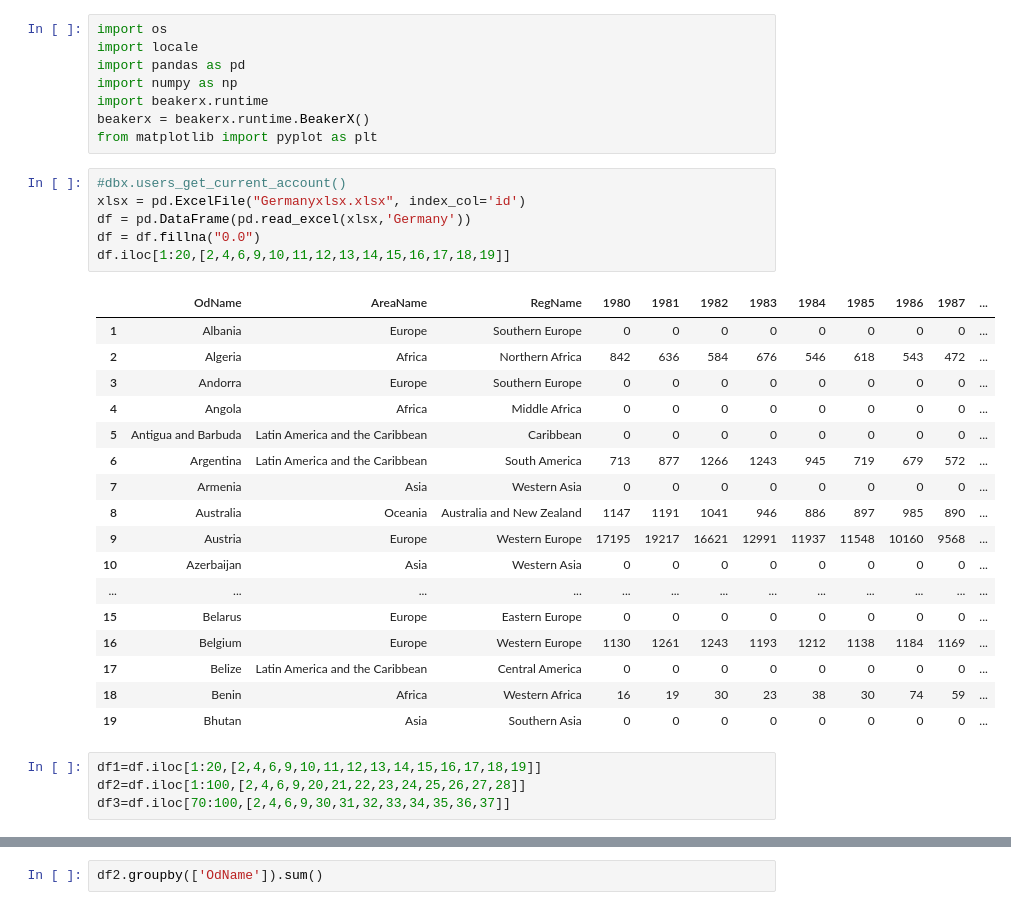
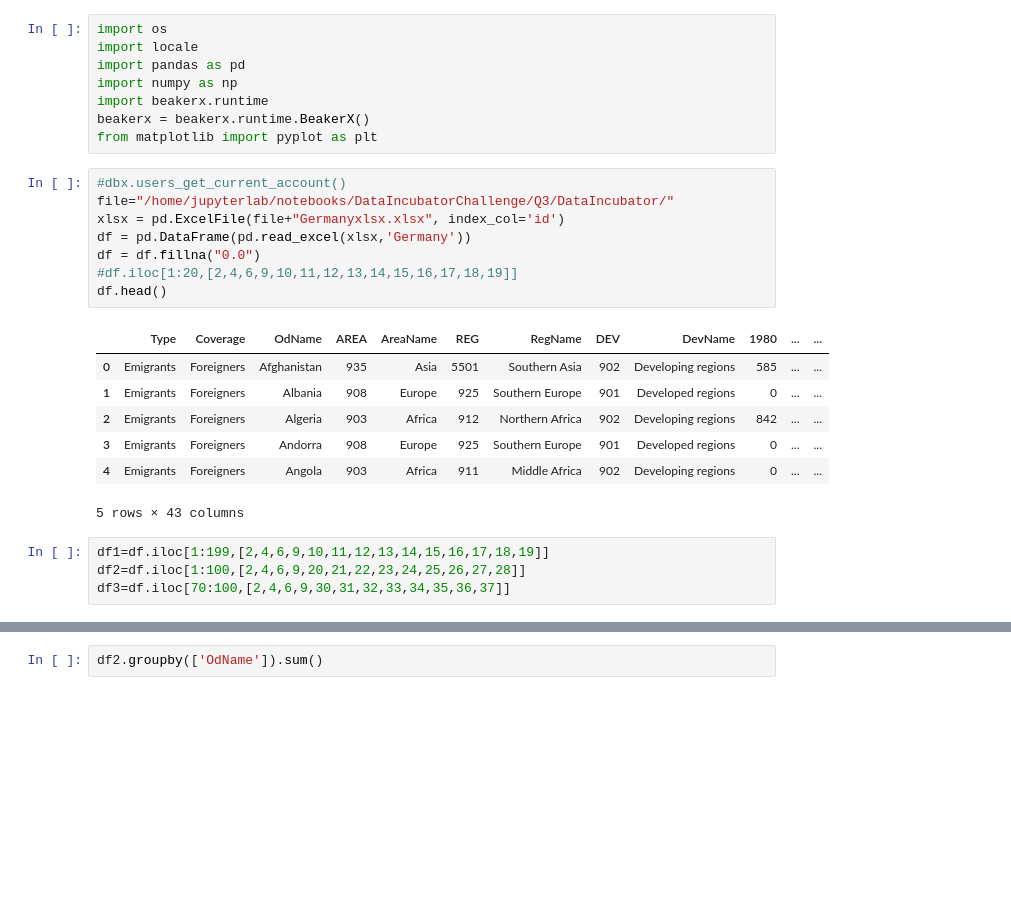
Before and after one commit to martinorpa/DataIncubator, a Jupyter notebook: GermanybyRegion.ipynb, the cells around one changed output, grey strips where cells are left out. Drawn from its saved outputs; the diff is of its cells as text; blank space fills up the shorter version.

```diff
--- a/GermanybyRegion.ipynb
+++ b/GermanybyRegion.ipynb
@@ -10,30 +10,22 @@ beakerx = beakerx.runtime.BeakerX()
 from matplotlib import pyplot as plt
 # %%
 #dbx.users_get_current_account()
-xlsx = pd.ExcelFile("Germanyxlsx.xlsx", index_col='id')
+file="/home/jupyterlab/notebooks/DataIncubatorChallenge/Q3/DataIncubator/"
+xlsx = pd.ExcelFile(file+"Germanyxlsx.xlsx", index_col='id')
 df = pd.DataFrame(pd.read_excel(xlsx,'Germany'))
 df = df.fillna("0.0")
-df.iloc[1:20,[2,4,6,9,10,11,12,13,14,15,16,17,18,19]]
+#df.iloc[1:20,[2,4,6,9,10,11,12,13,14,15,16,17,18,19]]
+df.head()
 # %% [output]
-|  | OdName | AreaName | RegName | 1980 | 1981 | 1982 | 1983 | 1984 | 1985 | 1986 | 1987 | ... |
-| 1 | Albania | Europe | Southern Europe | 0 | 0 | 0 | 0 | 0 | 0 | 0 | 0 | ... |
-| 2 | Algeria | Africa | Northern Africa | 842 | 636 | 584 | 676 | 546 | 618 | 543 | 472 | ... |
-| 3 | Andorra | Europe | Southern Europe | 0 | 0 | 0 | 0 | 0 | 0 | 0 | 0 | ... |
-| 4 | Angola | Africa | Middle Africa | 0 | 0 | 0 | 0 | 0 | 0 | 0 | 0 | ... |
-| 5 | Antigua and Barbuda | Latin America and the Caribbean | Caribbean | 0 | 0 | 0 | 0 | 0 | 0 | 0 | 0 | ... |
-| 6 | Argentina | Latin America and the Caribbean | South America | 713 | 877 | 1266 | 1243 | 945 | 719 | 679 | 572 | ... |
-| 7 | Armenia | Asia | Western Asia | 0 | 0 | 0 | 0 | 0 | 0 | 0 | 0 | ... |
-| 8 | Australia | Oceania | Australia and New Zealand | 1147 | 1191 | 1041 | 946 | 886 | 897 | 985 | 890 | ... |
-| 9 | Austria | Europe | Western Europe | 17195 | 19217 | 16621 | 12991 | 11937 | 11548 | 10160 | 9568 | ... |
-| 10 | Azerbaijan | Asia | Western Asia | 0 | 0 | 0 | 0 | 0 | 0 | 0 | 0 | ... |
-| ... | ... | ... | ... | ... | ... | ... | ... | ... | ... | ... | ... | ... |
-| 15 | Belarus | Europe | Eastern Europe | 0 | 0 | 0 | 0 | 0 | 0 | 0 | 0 | ... |
-| 16 | Belgium | Europe | Western Europe | 1130 | 1261 | 1243 | 1193 | 1212 | 1138 | 1184 | 1169 | ... |
-| 17 | Belize | Latin America and the Caribbean | Central America | 0 | 0 | 0 | 0 | 0 | 0 | 0 | 0 | ... |
-| 18 | Benin | Africa | Western Africa | 16 | 19 | 30 | 23 | 38 | 30 | 74 | 59 | ... |
-| 19 | Bhutan | Asia | Southern Asia | 0 | 0 | 0 | 0 | 0 | 0 | 0 | 0 | ... |
+|  | Type | Coverage | OdName | AREA | AreaName | REG | RegName | DEV | DevName | 1980 | ... | ... |
+| 0 | Emigrants | Foreigners | Afghanistan | 935 | Asia | 5501 | Southern Asia | 902 | Developing regions | 585 | ... | ... |
+| 1 | Emigrants | Foreigners | Albania | 908 | Europe | 925 | Southern Europe | 901 | Developed regions | 0 | ... | ... |
+| 2 | Emigrants | Foreigners | Algeria | 903 | Africa | 912 | Northern Africa | 902 | Developing regions | 842 | ... | ... |
+| 3 | Emigrants | Foreigners | Andorra | 908 | Europe | 925 | Southern Europe | 901 | Developed regions | 0 | ... | ... |
+| 4 | Emigrants | Foreigners | Angola | 903 | Africa | 911 | Middle Africa | 902 | Developing regions | 0 | ... | ... |
+5 rows × 43 columns
 # %%
-df1=df.iloc[1:20,[2,4,6,9,10,11,12,13,14,15,16,17,18,19]]
+df1=df.iloc[1:199,[2,4,6,9,10,11,12,13,14,15,16,17,18,19]]
 df2=df.iloc[1:100,[2,4,6,9,20,21,22,23,24,25,26,27,28]]
 df3=df.iloc[70:100,[2,4,6,9,30,31,32,33,34,35,36,37]]
 # %%
```
Also changed, not shown: parts of 1 cell of this notebook.
